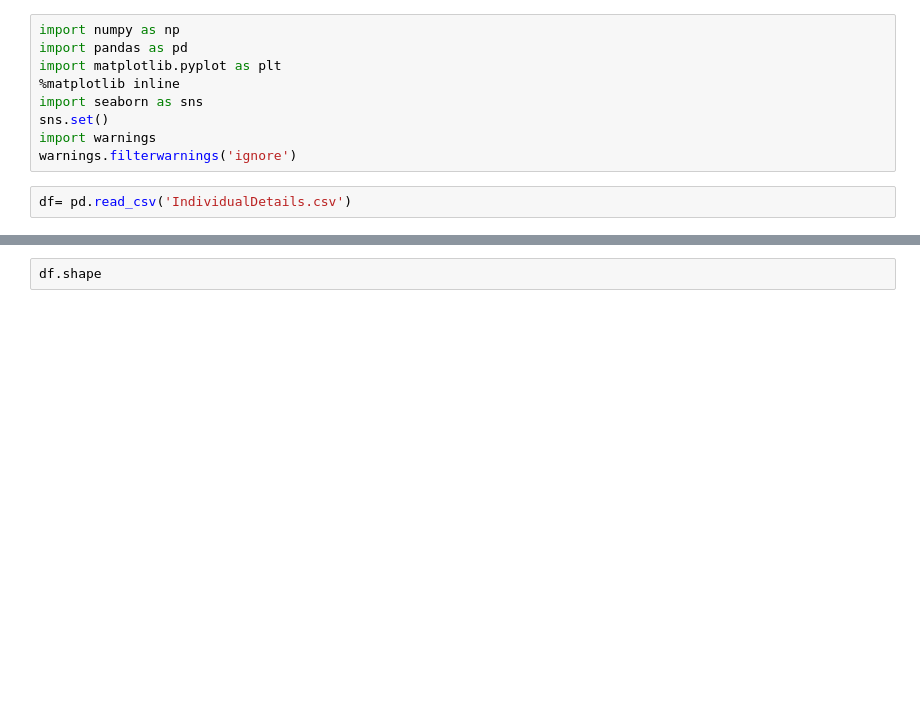
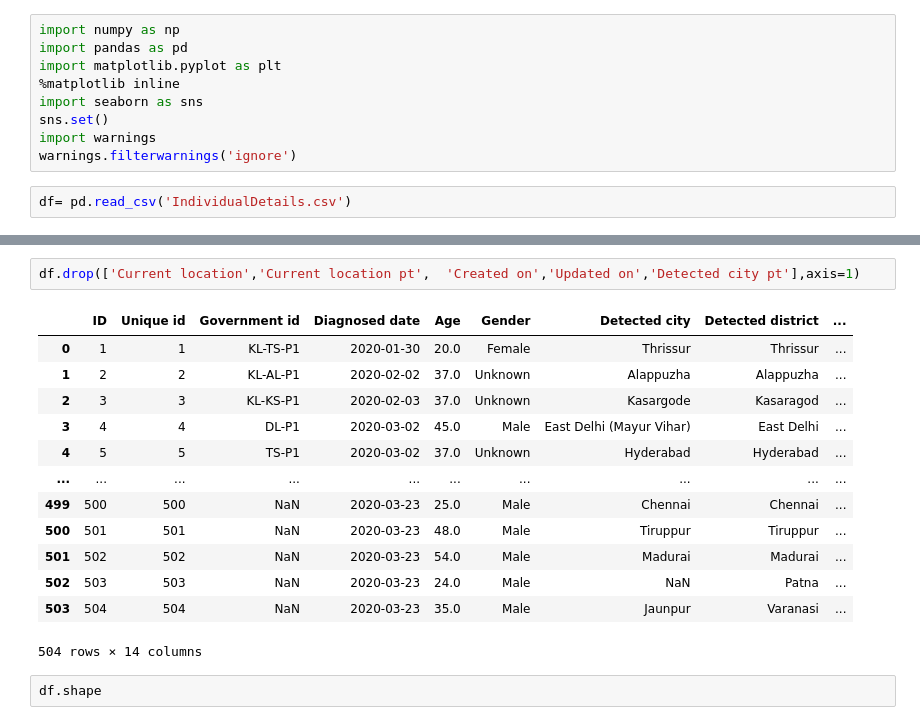
Before and after one commit to Arnabsaha6/CoronaVirus-Data-Analysis, a Jupyter notebook: Covid_19.ipynb, the cells around one changed output, grey strips where cells are left out. Drawn from its saved outputs; the diff is of its cells as text; blank space fills up the shorter version.

```diff
--- a/Covid_19.ipynb
+++ b/Covid_19.ipynb
@@ -25,6 +25,22 @@ df.head(10)
 | 7 | 8 | 8 | NaN | 04/Mar/2020 | 55.0 | Unknown | Gurugram | SRID=4326;POINT (77.0299194 28.46... | ... |
 | 8 | 9 | 9 | NaN | 04/Mar/2020 | 55.0 | Unknown | Gurugram | SRID=4326;POINT (77.0299194 28.46... | ... |
 | 9 | 10 | 10 | NaN | 04/Mar/2020 | 55.0 | Unknown | Gurugram | SRID=4326;POINT (77.0299194 28.46... | ... |
+# %%
+df.drop(['Current location','Current location pt',	'Created on','Updated on','Detected city pt'],axis=1)
+# %% [output]
+|  | ID | Unique id | Government id | Diagnosed date | Age | Gender | Detected city | Detected district | ... |
+| 0 | 1 | 1 | KL-TS-P1 | 2020-01-30 | 20.0 | Female | Thrissur | Thrissur | ... |
+| 1 | 2 | 2 | KL-AL-P1 | 2020-02-02 | 37.0 | Unknown | Alappuzha | Alappuzha | ... |
+| 2 | 3 | 3 | KL-KS-P1 | 2020-02-03 | 37.0 | Unknown | Kasargode | Kasaragod | ... |
+| 3 | 4 | 4 | DL-P1 | 2020-03-02 | 45.0 | Male | East Delhi (Mayur Vihar) | East Delhi | ... |
+| 4 | 5 | 5 | TS-P1 | 2020-03-02 | 37.0 | Unknown | Hyderabad | Hyderabad | ... |
+| ... | ... | ... | ... | ... | ... | ... | ... | ... | ... |
+| 499 | 500 | 500 | NaN | 2020-03-23 | 25.0 | Male | Chennai | Chennai | ... |
+| 500 | 501 | 501 | NaN | 2020-03-23 | 48.0 | Male | Tiruppur | Tiruppur | ... |
+| 501 | 502 | 502 | NaN | 2020-03-23 | 54.0 | Male | Madurai | Madurai | ... |
+| 502 | 503 | 503 | NaN | 2020-03-23 | 24.0 | Male | NaN | Patna | ... |
+| 503 | 504 | 504 | NaN | 2020-03-23 | 35.0 | Male | Jaunpur | Varanasi | ... |
+504 rows × 14 columns
 # %%
 df.shape
 # %% [output]
```
Also changed, not shown: parts of 4 cells of this notebook.
